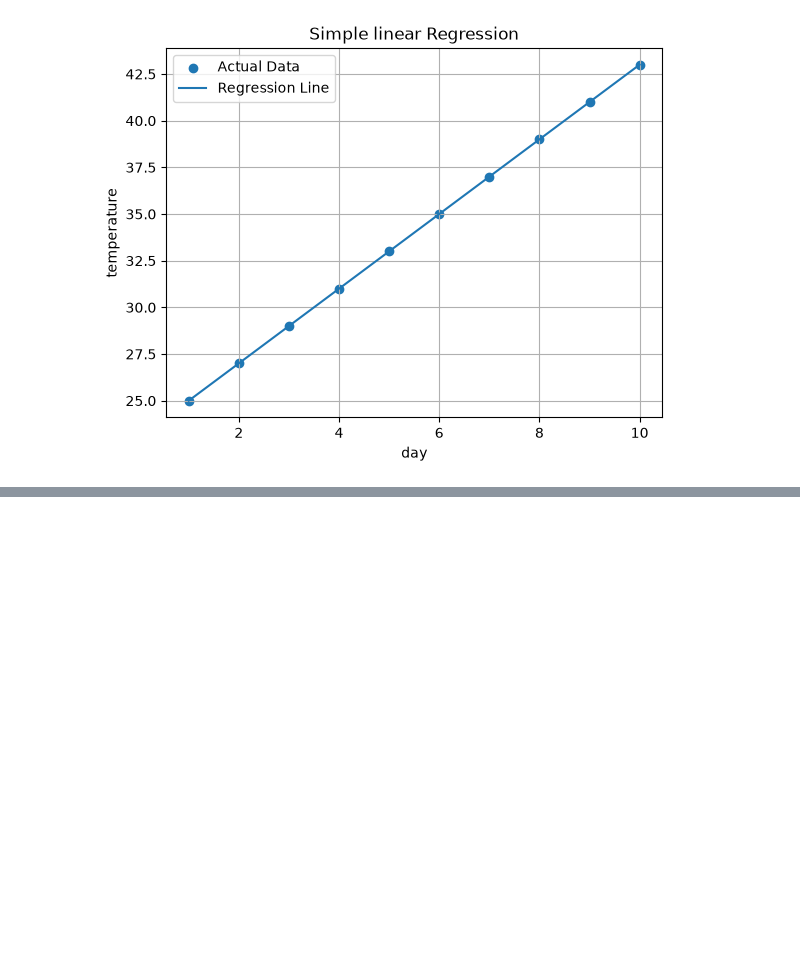
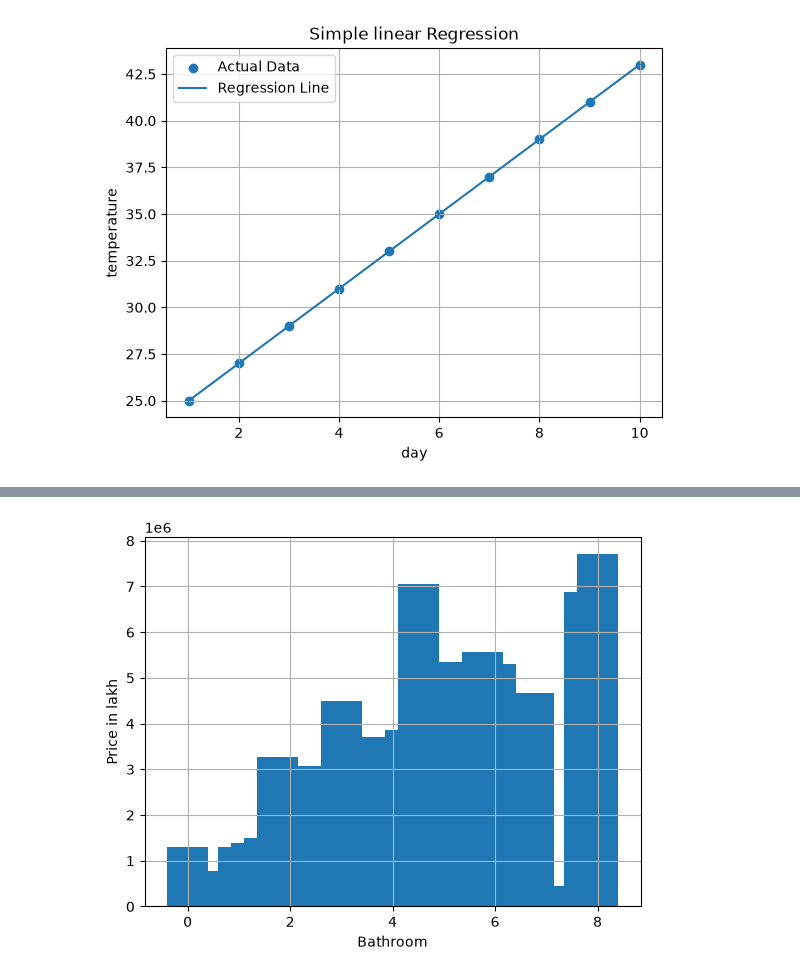
Before and after one commit to ankit-kr-maurya-82/Data-Science, a Jupyter notebook: day12.ipynb, the cells around one changed output, grey strips where cells are left out. Saved outputs shown, nothing was run; the diff lists cells and outputs as text; code cells hidden in the pictures; blank space fills up the shorter version.

```diff
--- a/day12.ipynb
+++ b/day12.ipynb
@@ -214,0 +400,10 @@ Predicted Salary = ₹47500.00
+# %%
+bath= data['bathrooms']
+price= data['price']
+plt.bar(bath, price)
+plt.grid()
+plt.xlabel("Bathroom")
+plt.ylabel("Price in lakh")
+plt.show()
+# %% [output]
+[figure, added]
```
Also changed, not shown: parts of 23 cells of this notebook, 2 other files.
